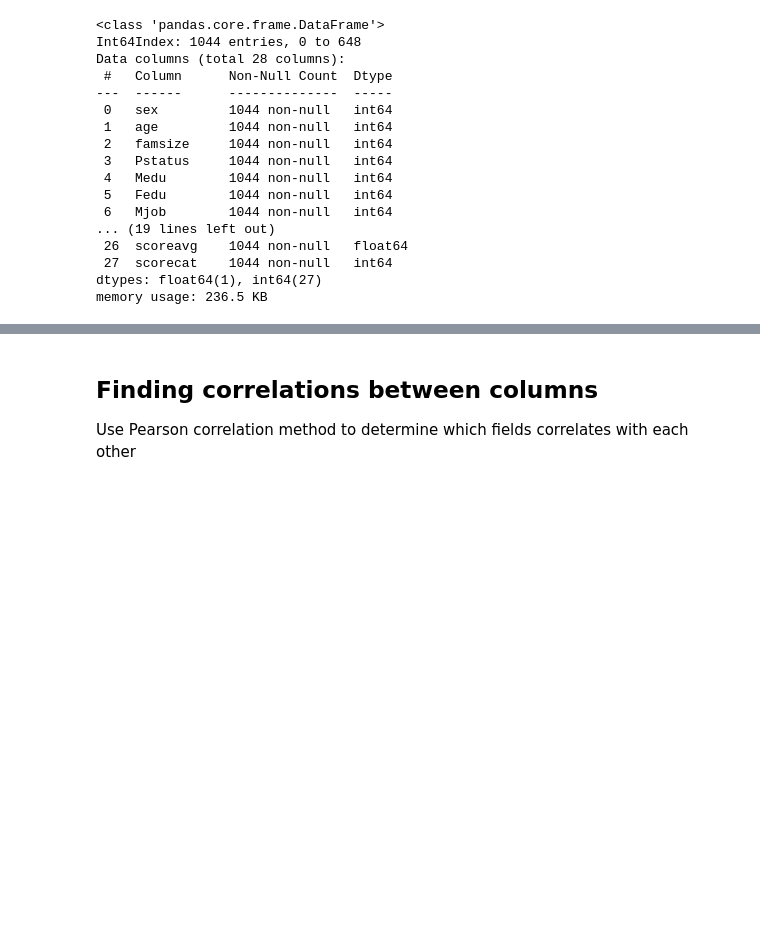
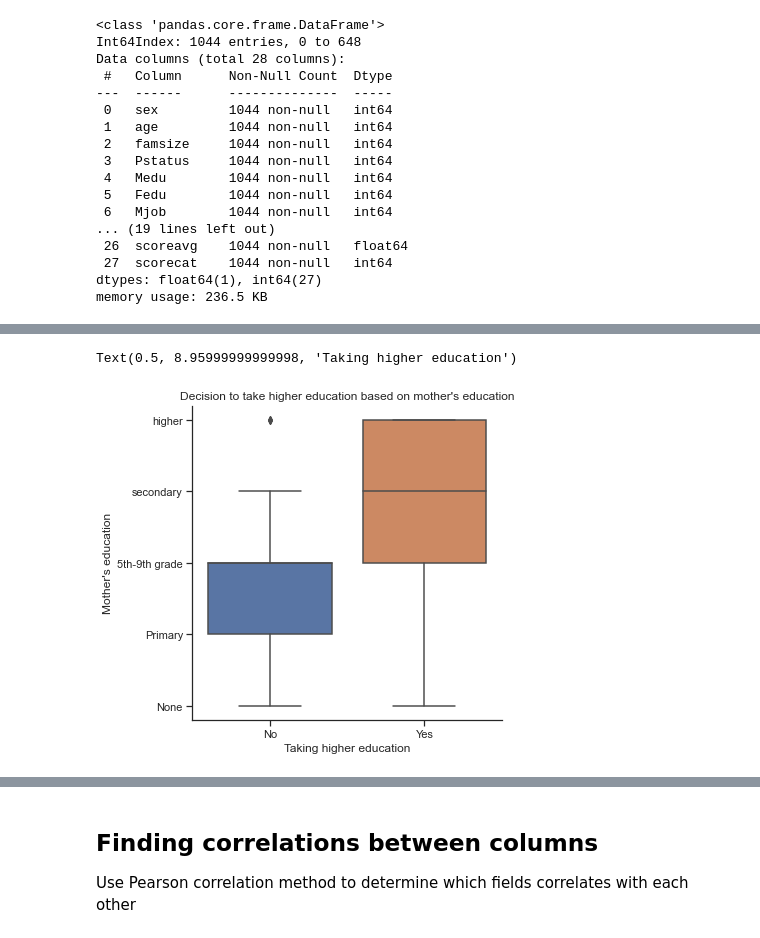
Before and after one commit to zefryuuko/ds-final-project, a Jupyter notebook: Final.ipynb, the cells around one changed output, grey strips where cells are left out. Drawn from its saved outputs; the diff is of its cells as text; code cells hidden in the pictures; blank space fills up the shorter version.

```diff
--- a/Final.ipynb
+++ b/Final.ipynb
@@ -209,0 +225,10 @@ memory usage: 236.5 KB
+# %%
+ax = sns.catplot(x="higher", y="Medu", kind="box", data=student_merge)
+plt.title("Decision to take higher education based on mother's education")
+plt.ylabel("Mother's education")
+plt.yticks(ticks=range(5), labels=["None", "Primary", "5th-9th grade", "secondary", "higher"])
+plt.xticks(ticks=range(2), labels=["No", "Yes"])
+plt.xlabel("Taking higher education")
+# %% [output]
+Text(0.5, 8.95999999999998, 'Taking higher education')
+[figure, added]
```
Also changed, not shown: parts of 8 cells of this notebook.
